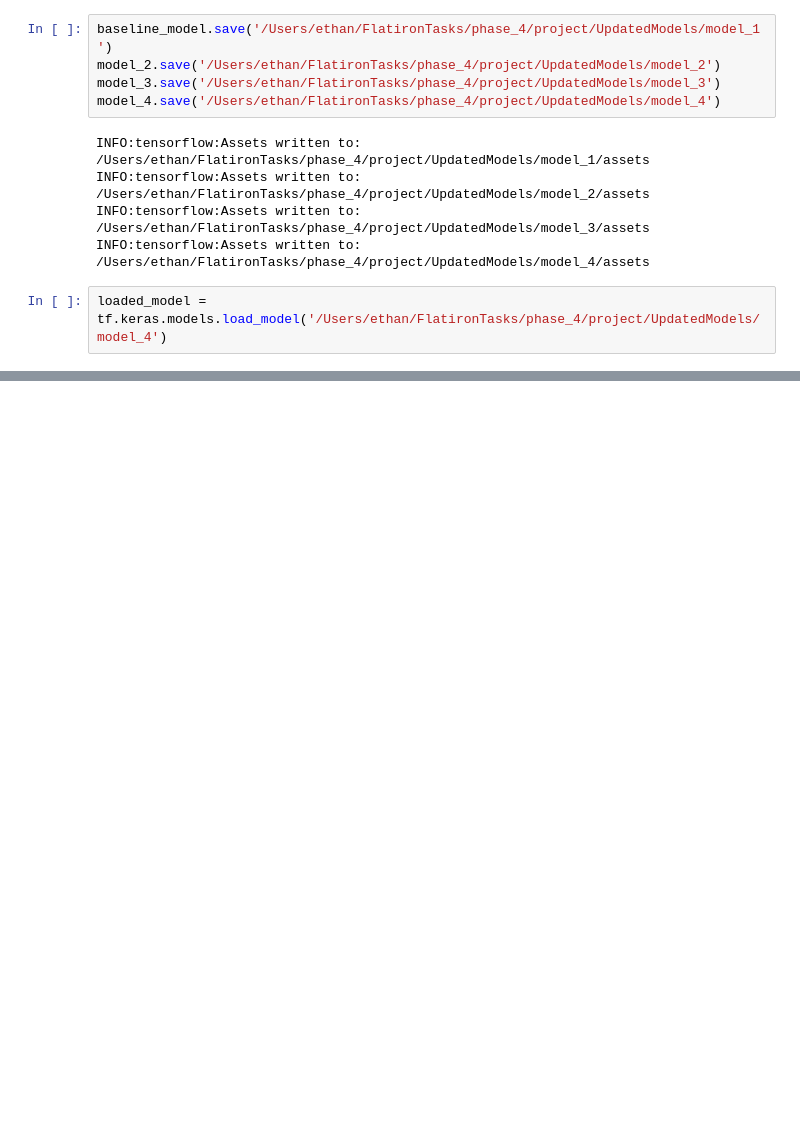
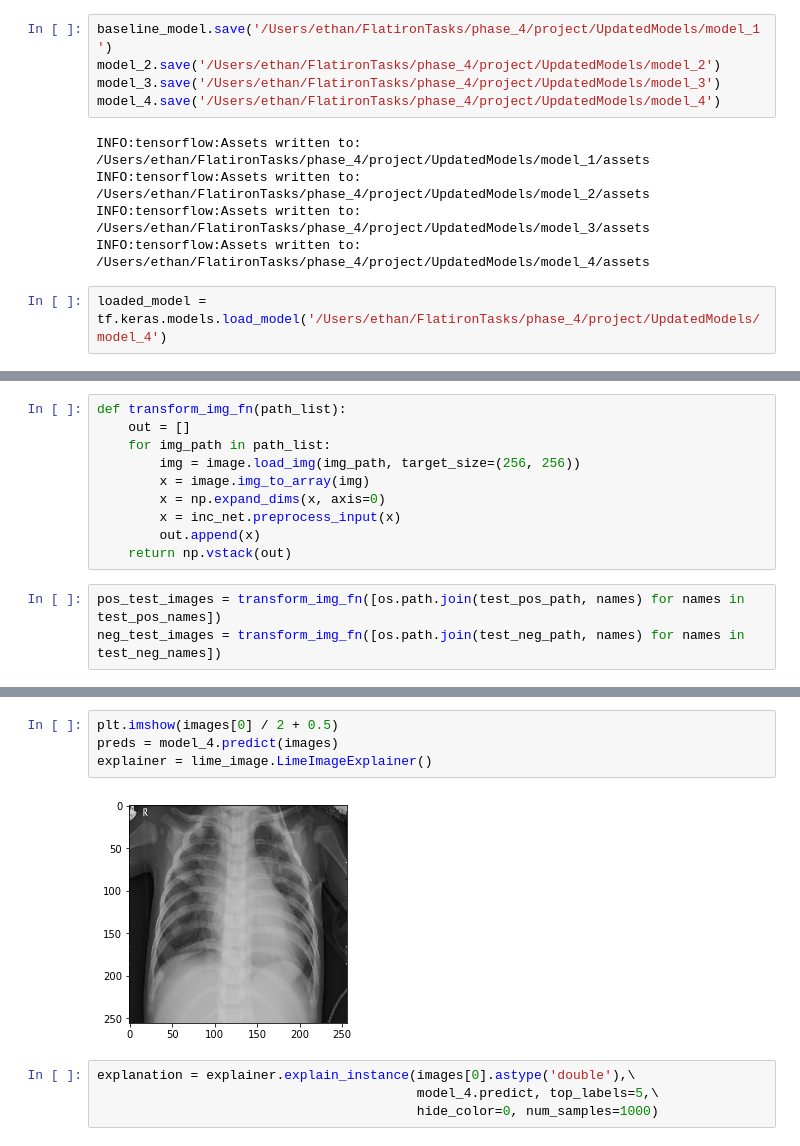
Before and after one commit to Zealfire243/X-ray-Classification-Model, a Jupyter notebook: limecheck.ipynb, the cells around one changed output, grey strips where cells are left out. Drawn from its saved outputs; the diff is of its cells as text; blank space fills up the shorter version.

```diff
--- a/limecheck.ipynb
+++ b/limecheck.ipynb
@@ -391,0 +369,13 @@ loaded_model.history
+# %%
+def transform_img_fn(path_list):
+    out = []
+    for img_path in path_list:
+        img = image.load_img(img_path, target_size=(256, 256))
+        x = image.img_to_array(img)
+        x = np.expand_dims(x, axis=0)
+        x = inc_net.preprocess_input(x)
+        out.append(x)
+    return np.vstack(out)
+# %%
+pos_test_images = transform_img_fn([os.path.join(test_pos_path, names) for names in test_pos_names])
+neg_test_images = transform_img_fn([os.path.join(test_neg_path, names) for names in test_neg_names])
@@ -391,0 +387,10 @@ loaded_model.history
+# %%
+plt.imshow(images[0] / 2 + 0.5)
+preds = model_4.predict(images)
+explainer = lime_image.LimeImageExplainer()
+# %% [output]
+[figure, added]
+# %%
+explanation = explainer.explain_instance(images[0].astype('double'),\
+                                         model_4.predict, top_labels=5,\
+                                         hide_color=0, num_samples=1000)
```
Also changed, not shown: parts of 14 cells of this notebook, 1 other file.
